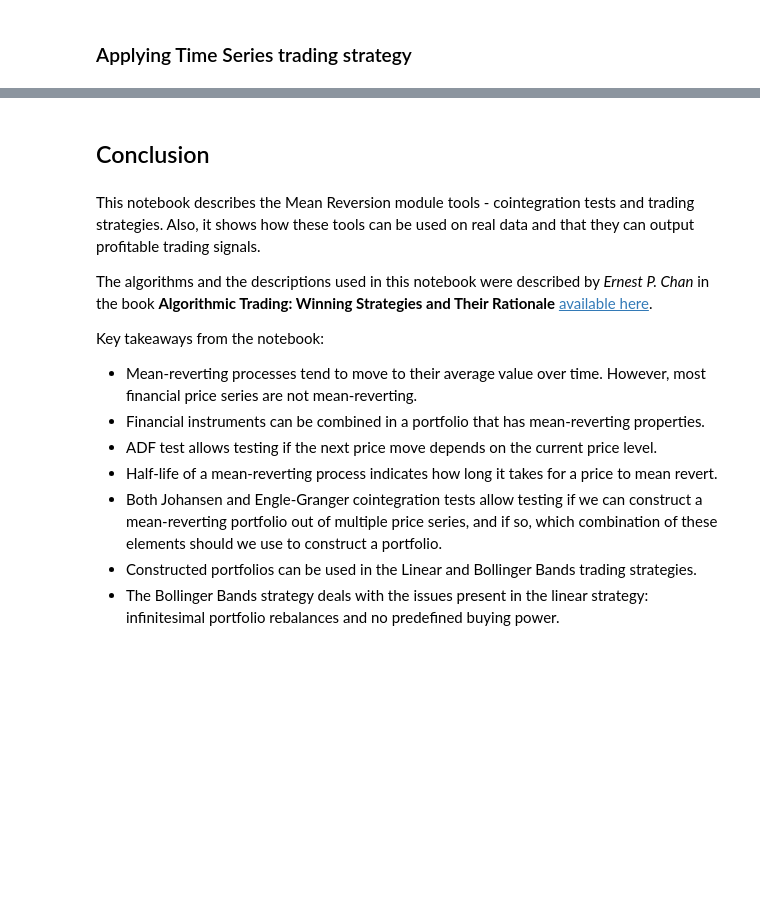
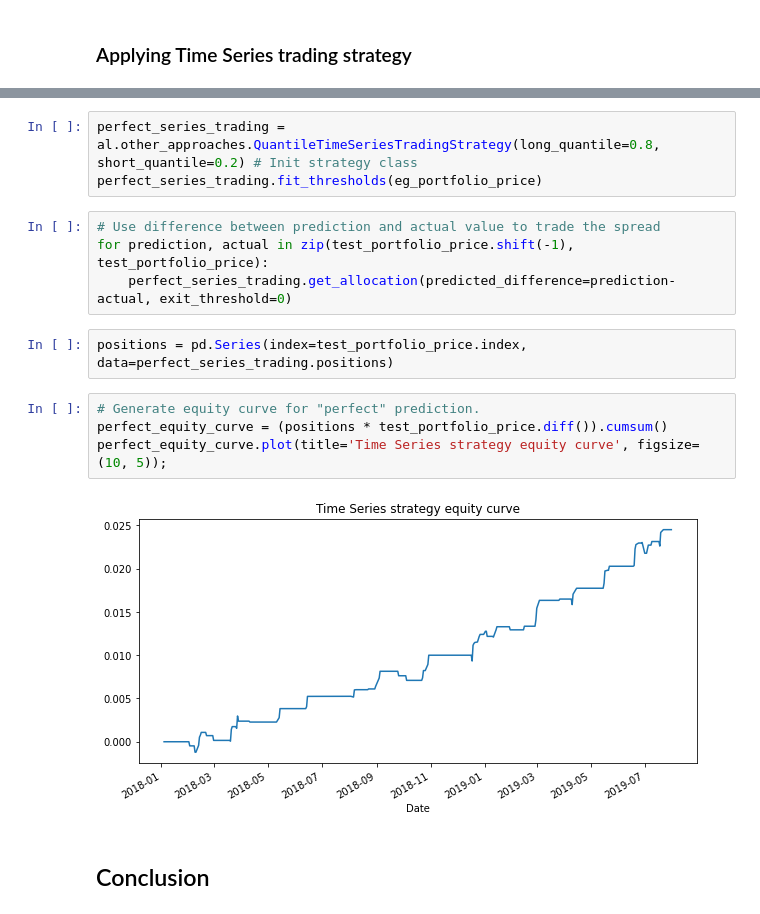
Before and after one commit to hudson-and-thames/arbitrage_research, a Jupyter notebook: Other Approaches/quantile_time_series.ipynb, the cells around one changed output, grey strips where cells are left out. Saved outputs shown, nothing was run; the diff lists cells and outputs as text; blank space fills up the shorter version.

```diff
--- a/Other Approaches/quantile_time_series.ipynb
+++ b/Other Approaches/quantile_time_series.ipynb
@@ -281,16 +242,17 @@ We can further test this strategy by choosing different entry and exit Z-scores,
+# %%
+perfect_series_trading = al.other_approaches.QuantileTimeSeriesTradingStrategy(long_quantile=0.8, short_quantile=0.2) # Init strategy class
+perfect_series_trading.fit_thresholds(eg_portfolio_price)
+# %%
+# Use difference between prediction and actual value to trade the spread
+for prediction, actual in zip(test_portfolio_price.shift(-1), test_portfolio_price):
+    perfect_series_trading.get_allocation(predicted_difference=prediction-actual, exit_threshold=0)
+# %%
+positions = pd.Series(index=test_portfolio_price.index, data=perfect_series_trading.positions)
+# %%
+# Generate equity curve for "perfect" prediction.
+perfect_equity_curve = (positions * test_portfolio_price.diff()).cumsum()
+perfect_equity_curve.plot(title='Time Series strategy equity curve', figsize=(10, 5));
+# %% [output]
+[figure, added]
 # %% [markdown]
 ## Conclusion
-# %% [markdown]
-This notebook describes the Mean Reversion module tools - cointegration tests and trading strategies. Also, it shows how these tools can be used on real data and that they can output profitable trading signals.
-
-The algorithms and the descriptions used in this notebook were described by _Ernest P. Chan_ in the book __Algorithmic Trading: Winning Strategies and Their Rationale__  [available here](https://www.wiley.com/en-us/Algorithmic+Trading%3A+Winning+Strategies+and+Their+Rationale-p-9781118460146).
-
-Key takeaways from the notebook:
-
-- Mean-reverting processes tend to move to their average value over time. However, most financial price series are not mean-reverting.
-- Financial instruments can be combined in a portfolio that has mean-reverting properties.
-- ADF test allows testing if the next price move depends on the current price level.
-- Half-life of a mean-reverting process indicates how long it takes for a price to mean revert.
-- Both Johansen and Engle-Granger cointegration tests allow testing if we can construct a mean-reverting portfolio out of multiple price series, and if so, which combination of these elements should we use to construct a portfolio.
-- Constructed portfolios can be used in the Linear and Bollinger Bands trading strategies.
-- The Bollinger Bands  strategy  deals with the issues present in the linear strategy: infinitesimal portfolio rebalances and no predefined buying power.
```
Also changed, not shown: parts of 18 cells of this notebook.
